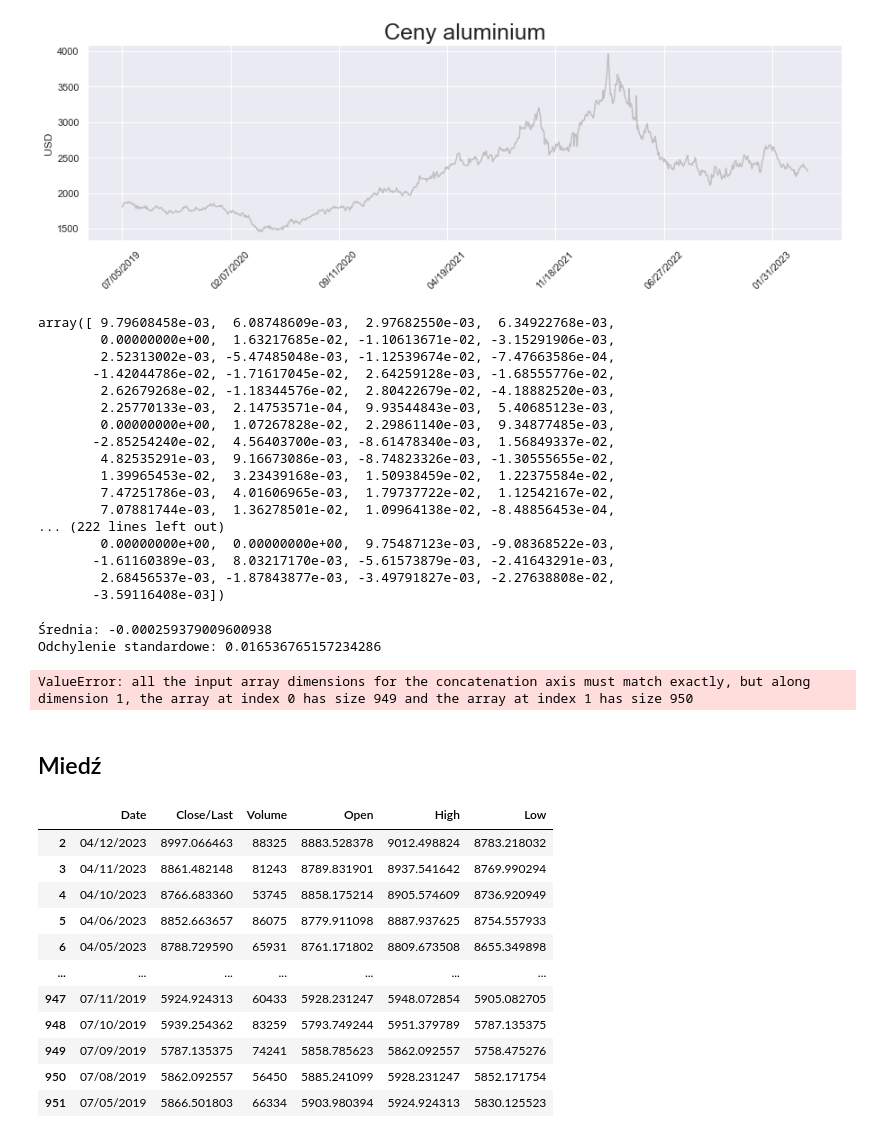
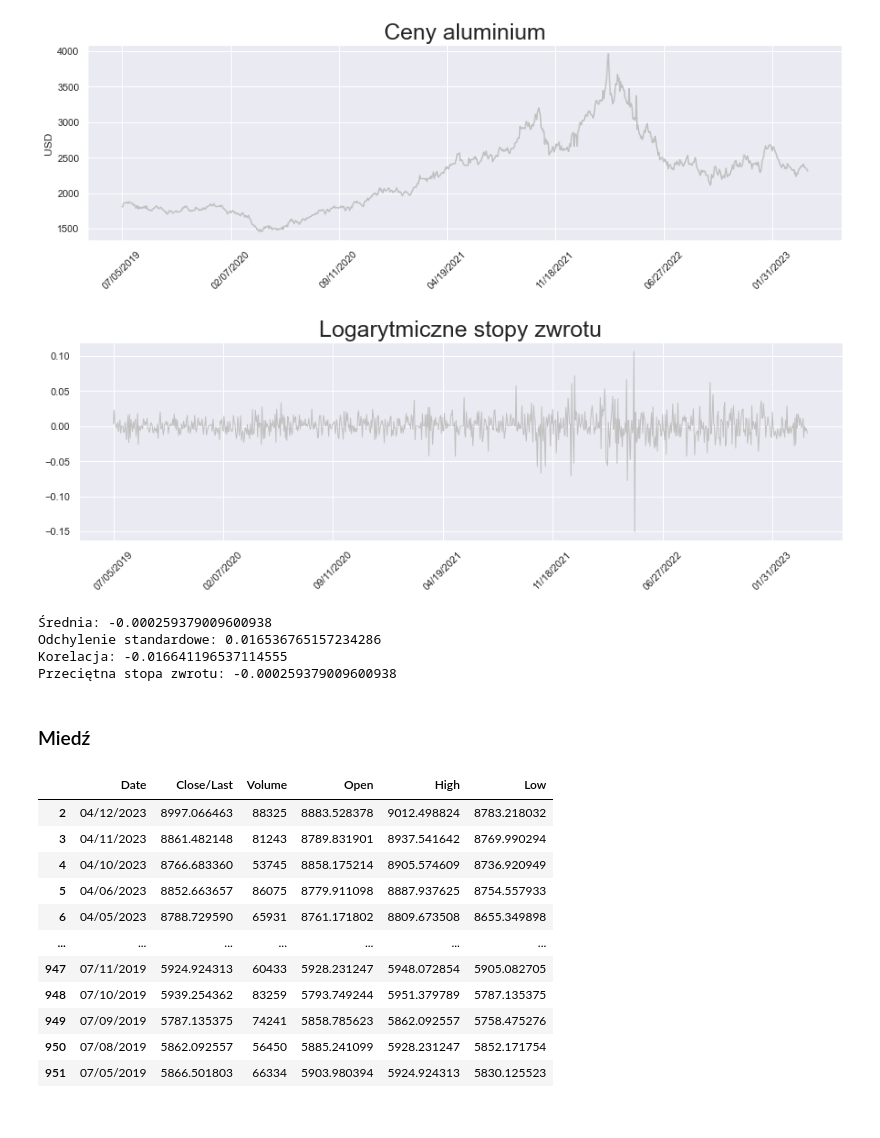
Before and after one commit to Szymex49/NVIDIA_risk_management, a Jupyter notebook: Raport_4/Wiktorowski.ipynb, the cells around one changed output. Drawn from its saved outputs; the diff is of its cells as text; code cells hidden in the pictures.

Commit message:
stopy zwrotu

```diff
--- a/Raport_4/Wiktorowski.ipynb
+++ b/Raport_4/Wiktorowski.ipynb
@@ -71,37 +73,24 @@ draw_stock(aluminium, 'silver', 'Ceny aluminium')
 # %%
 s_aluminium = np.array(aluminium['Open'].values)
 r_aluminium = np.log(s_aluminium[1:]/s_aluminium[:-1]) #tu są logarytmiczne stopy zwrotu
-(r_aluminium)
-# t_aluminium = np.array([*range(len(aluminium))])
-# draw_ret(aluminium, 'silver', 'Logarytmiczne stopy zwrotu')
+t_aluminium = np.array([*range(len(r_aluminium))])
+draw_ret(aluminium, 'silver', 'Logarytmiczne stopy zwrotu')
 # %% [output]
-array([ 9.79608458e-03,  6.08748609e-03,  2.97682550e-03,  6.34922768e-03,
-        0.00000000e+00,  1.63217685e-02, -1.10613671e-02, -3.15291906e-03,
-        2.52313002e-03, -5.47485048e-03, -1.12539674e-02, -7.47663586e-04,
-       -1.42044786e-02, -1.71617045e-02,  2.64259128e-03, -1.68555776e-02,
-        2.62679268e-02, -1.18344576e-02,  2.80422679e-02, -4.18882520e-03,
-        2.25770133e-03,  2.14753571e-04,  9.93544843e-03,  5.40685123e-03,
-        0.00000000e+00,  1.07267828e-02,  2.29861140e-03,  9.34877485e-03,
-       -2.85254240e-02,  4.56403700e-03, -8.61478340e-03,  1.56849337e-02,
-        4.82535291e-03,  9.16673086e-03, -8.74823326e-03, -1.30555655e-02,
-        1.39965453e-02,  3.23439168e-03,  1.50938459e-02,  1.22375584e-02,
-        7.47251786e-03,  4.01606965e-03,  1.79737722e-02,  1.12542167e-02,
-        7.07881744e-03,  1.36278501e-02,  1.09964138e-02, -8.48856453e-04,
-... (222 lines left out)
-        0.00000000e+00,  0.00000000e+00,  9.75487123e-03, -9.08368522e-03,
-       -1.61160389e-03,  8.03217170e-03, -5.61573879e-03, -2.41643291e-03,
-        2.68456537e-03, -1.87843877e-03, -3.49791827e-03, -2.27638808e-02,
-       -3.59116408e-03])
+[figure, added]
 # %%
+ss_aluminium = stdev(r_aluminium)
+r_aluminium_sr = np.mean(r_aluminium)
 print('Średnia: ' + str(np.mean(r_aluminium)))
 print('Odchylenie standardowe: ' + str(stdev(r_aluminium)))
-print('Korelacja: ' + str(np.corrcoef(r_aluminium, t_aluminium)))
+print('Korelacja: ' + str(np.corrcoef(r_aluminium, t_aluminium)[0][1]))
+print('Przeciętna stopa zwrotu: ' + str(r_aluminium_sr))
 # %% [output]
 Średnia: -0.000259379009600938
 Odchylenie standardowe: 0.016536765157234286
+Korelacja: -0.016641196537114555
+Przeciętna stopa zwrotu: -0.000259379009600938
-ValueError: all the input array dimensions for the concatenation axis must match exactly, but along dimension 1, the array at index 0 has size 949 and the array at index 1 has size 950
 # %% [markdown]
-## Miedź
+### Miedź
 # %%
 copper_ = pd.read_csv('../data/copper.csv', sep = ',', encoding = 'latin-1')
 copper = equalize(copper_.drop(copper_.index[idx:1260]).drop(copper_.index[0:2]))
```
Also changed, not shown: parts of 16 cells of this notebook.
